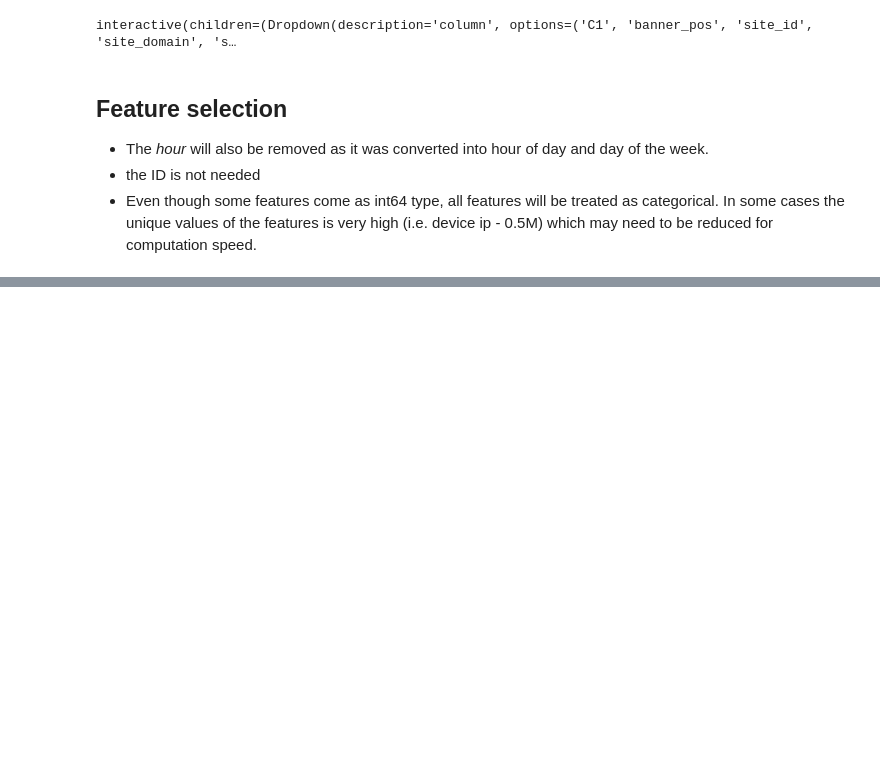
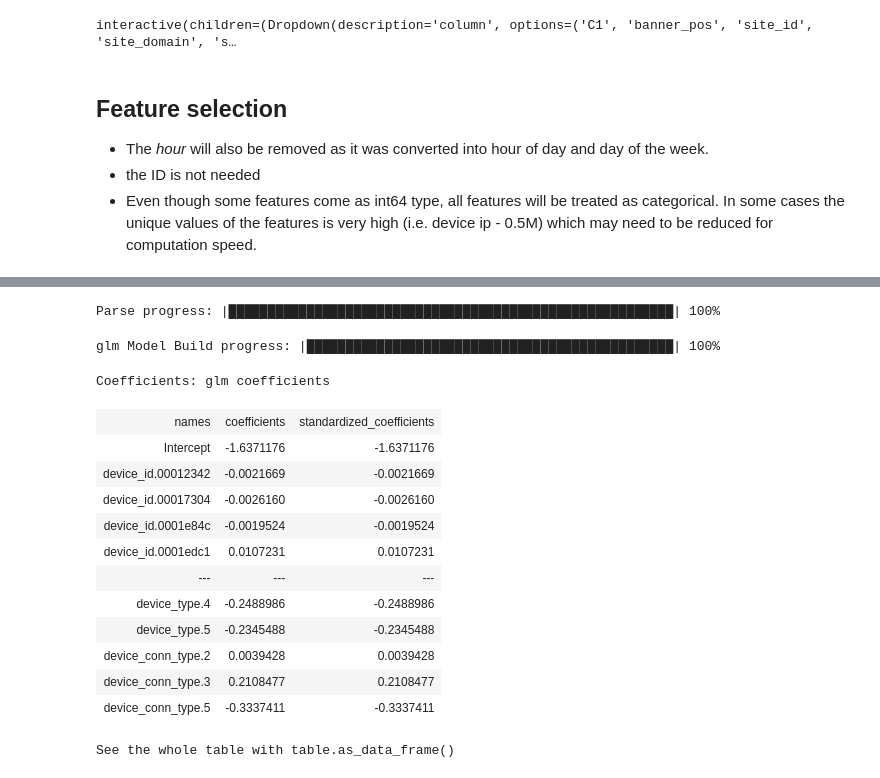
Before and after one commit to ppetruneac/ctr-prediction, a Jupyter notebook: CTR_prediction.ipynb, the cells around one changed output, grey strips where cells are left out. Cells and saved outputs as stored; diff of their text form; code cells hidden in the pictures; blank space fills up the shorter version.

```diff
--- a/CTR_prediction.ipynb
+++ b/CTR_prediction.ipynb
@@ -325,0 +343,45 @@ train_sample.shape
+# %%
+# Covert into a h2o dataframe and split into train-val-test; val not used here.
+df = h2o.H2OFrame(train_sample)
+df = df.asfactor()
+df['click'] = df['click'].asnumeric()
+
+
+# Split into train-val-test
+train, test, val = df.split_frame(ratios=[0.8, 0.1], seed=42)
+
+x_cols = df.col_names[1:]
+y_cols = df.col_names[0]
+
+del df
+# %% [output]
+Parse progress: |█████████████████████████████████████████████████████████| 100%
+# %%
+
+# h2o library does categorical cols encoding by default; no need to pre-process this.
+from h2o.estimators.glm import H2OGeneralizedLinearEstimator
+glm_model = H2OGeneralizedLinearEstimator(family= "binomial", lambda_ = 0)
+
+glm_model.train(x_cols, y_cols, training_frame=train)
+# %% [output]
+glm Model Build progress: |███████████████████████████████████████████████| 100%
+# %%
+# There are more than 170k coefficients and most of them have a very small
+# value which indicates their contribution to the final output.
+
+glm_model._model_json['output']['coefficients_table']
+# %% [output]
+Coefficients: glm coefficients
+| names | coefficients | standardized_coefficients |
+| Intercept | -1.6371176 | -1.6371176 |
+| device_id.00012342 | -0.0021669 | -0.0021669 |
+| device_id.00017304 | -0.0026160 | -0.0026160 |
+| device_id.0001e84c | -0.0019524 | -0.0019524 |
+| device_id.0001edc1 | 0.0107231 | 0.0107231 |
+| --- | --- | --- |
+| device_type.4 | -0.2488986 | -0.2488986 |
+| device_type.5 | -0.2345488 | -0.2345488 |
+| device_conn_type.2 | 0.0039428 | 0.0039428 |
+| device_conn_type.3 | 0.2108477 | 0.2108477 |
+| device_conn_type.5 | -0.3337411 | -0.3337411 |
+See the whole table with table.as_data_frame()
```
Also changed, not shown: parts of 15 cells of this notebook.
